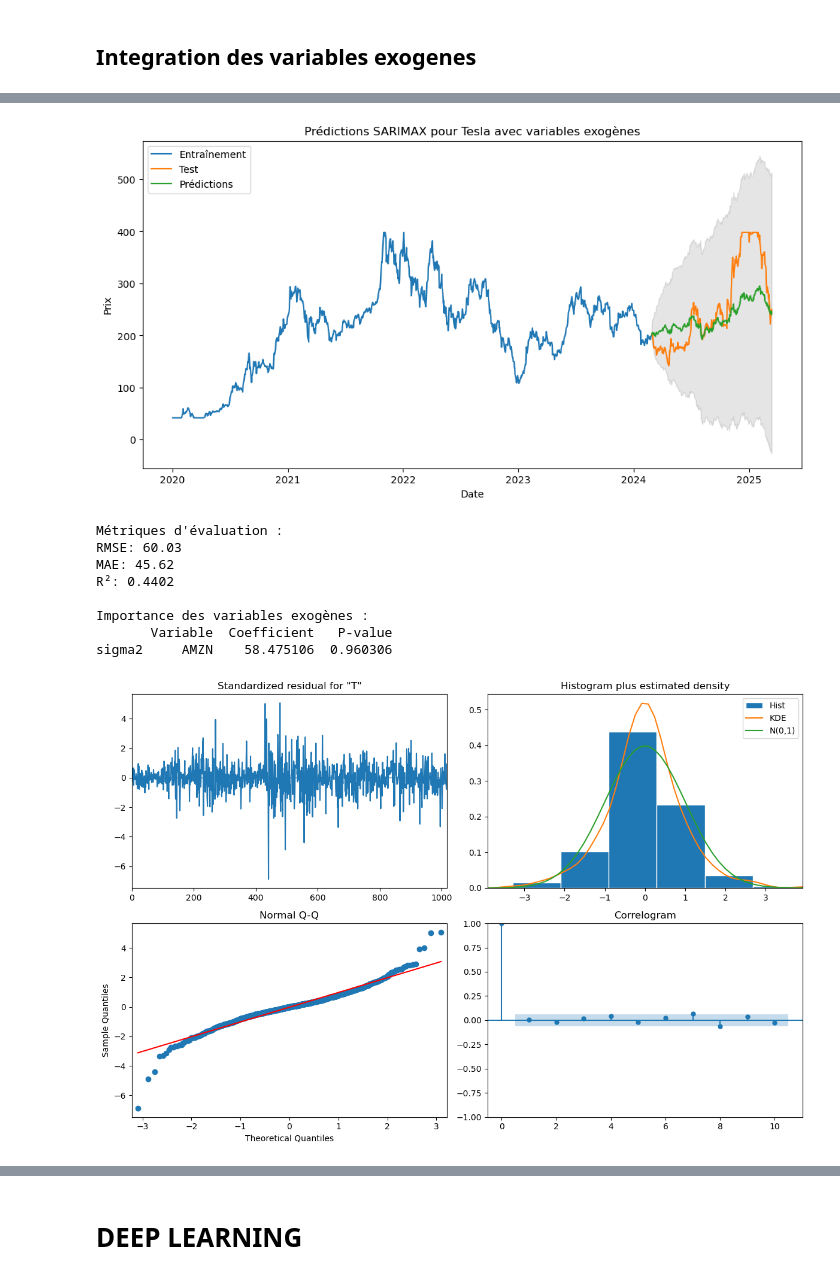
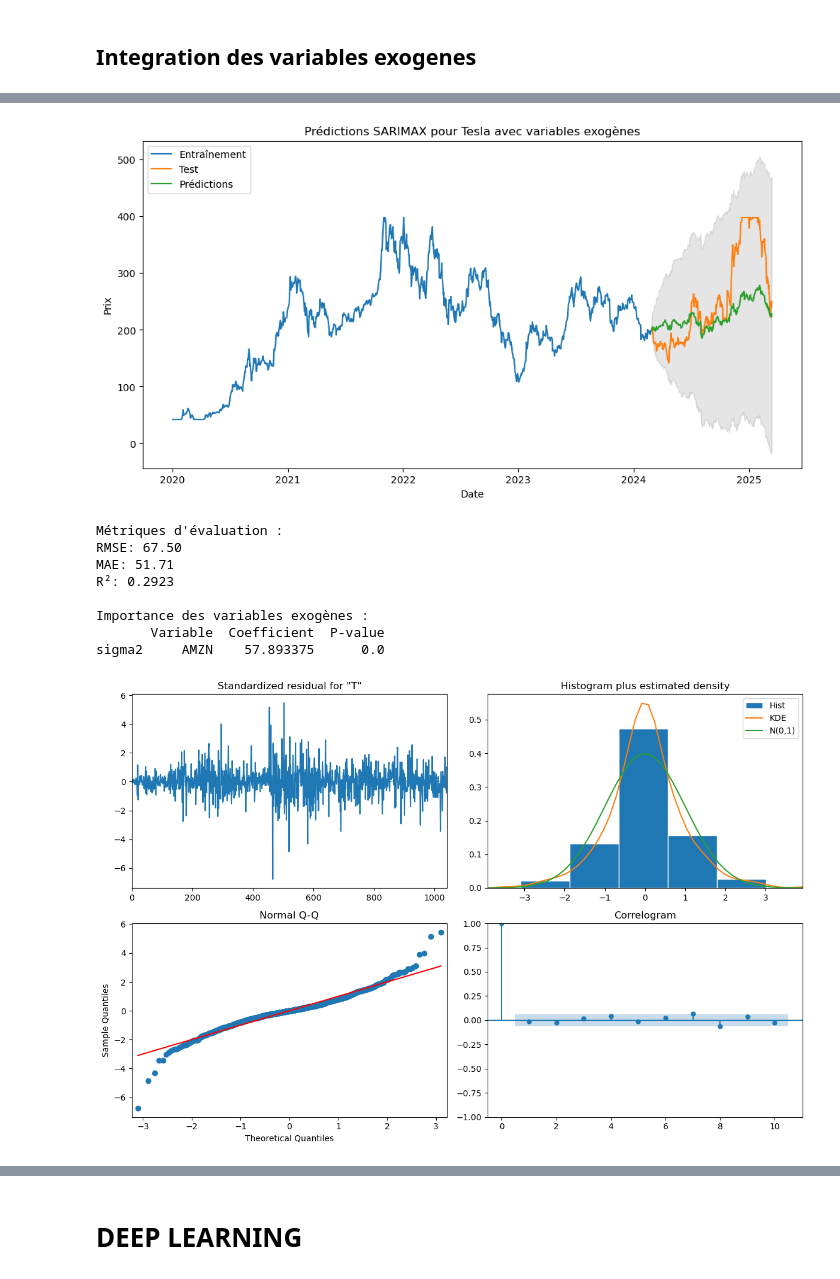
Before and after one commit to baissou45/tp_finance_ml, a Jupyter notebook: tp_finance.ipynb, the cells around one changed output, grey strips where cells are left out. Drawn from its saved outputs; the diff is of its cells as text; code cells hidden in the pictures.

```diff
--- a/tp_finance.ipynb
+++ b/tp_finance.ipynb
@@ -1231,8 +1250,8 @@ test_exog = exog_variables[train_size:]
 # 2. Création et entraînement du modèle SARIMAX
 model = SARIMAX(train_endog,
                 exog=train_exog,
-                order=(1, 1, 1),           # (p,d,q)
-                seasonal_order=(1, 1, 1, 12), # (P,D,Q,s)
+                order=(0, 1, 0),
+                seasonal_order=(0, 0, 0, 12),
                 enforce_stationarity=False,
                 enforce_invertibility=False)
 
@@ -1313,11 +1332,11 @@ Warnings:
-[figure, old version]
+[figure, new version]
 Métriques d'évaluation :
-RMSE: 60.03
-MAE: 45.62
-R²: 0.4402
+RMSE: 67.50
+MAE: 51.71
+R²: 0.2923
 
 Importance des variables exogènes :
-       Variable  Coefficient   P-value
-sigma2     AMZN    58.475106  0.960306
+       Variable  Coefficient  P-value
+sigma2     AMZN    57.893375      0.0
-[figure, old version]
+[figure, new version]
 # %% [markdown]
```
Also changed, not shown: parts of 27 cells of this notebook, 2 other files.
